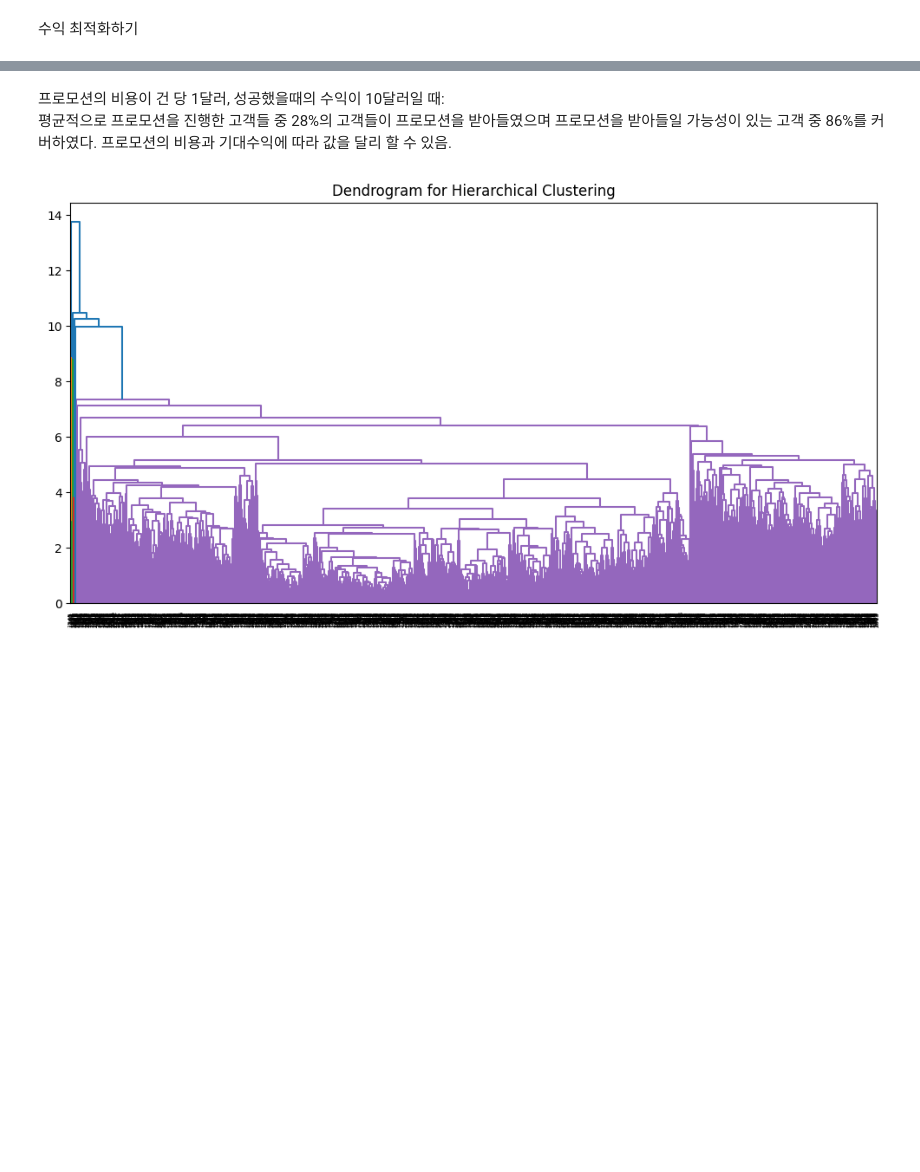
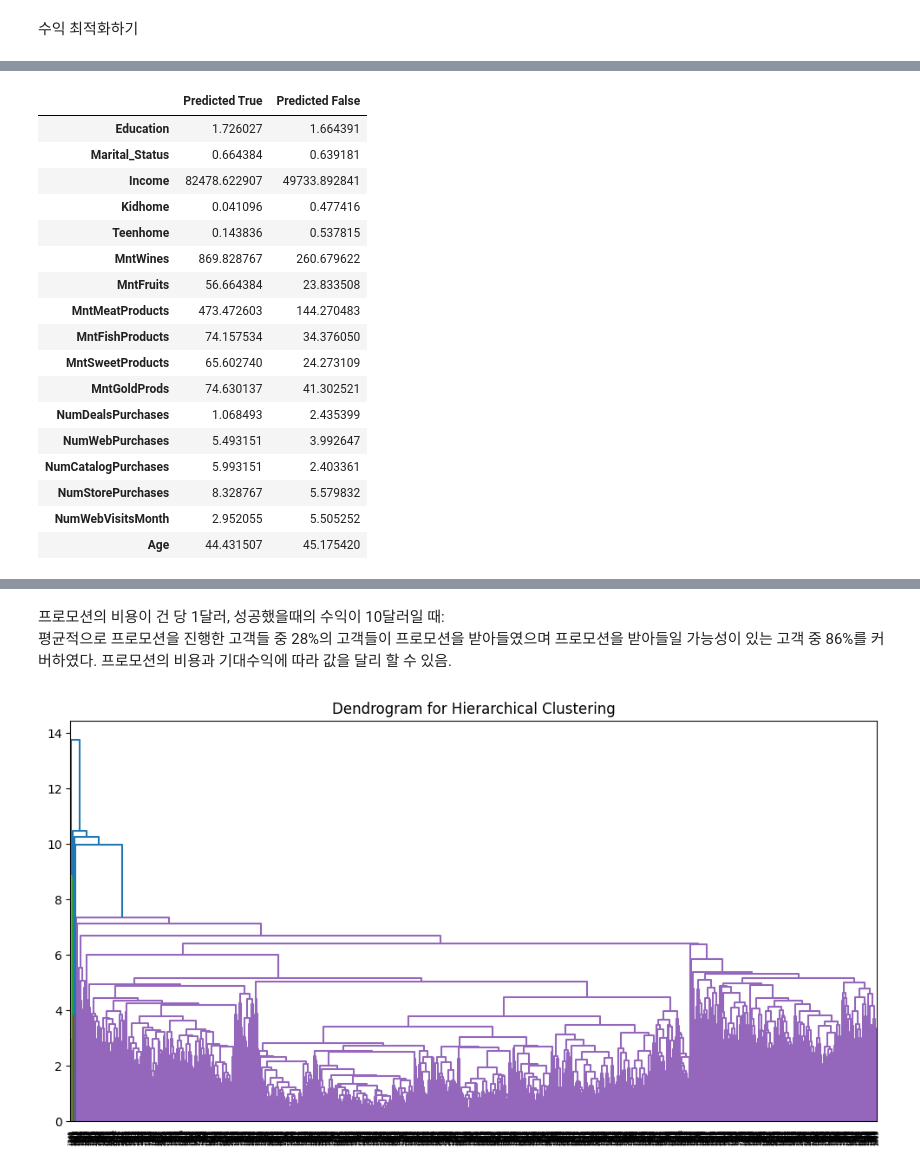
Before and after one commit to kamate867/Business-Project, a Jupyter notebook: Kaggle/Marketing_Campaign/marketing-campaign-final.ipynb, the cells around one changed output, grey strips where cells are left out. Cells and saved outputs as stored; diff of their text form; code cells hidden in the pictures; blank space fills up the shorter version.

```diff
--- a/Kaggle/Marketing_Campaign/marketing-campaign-final.ipynb
+++ b/Kaggle/Marketing_Campaign/marketing-campaign-final.ipynb
@@ -670,7 +653,7 @@ Mean Recall: 0.8619
 from catboost import CatBoostClassifier
 
 X = final_df.drop(columns = ['Response', 'AcceptedCmp1', 'AcceptedCmp2', 'AcceptedCmp3', 'AcceptedCmp4', 'AcceptedCmp5', 'Complain'])
-y = final_df['Response']
+y = final_df['AcceptedCmp5']
 
 
 def revenue_score(y_true, y_pred, cost = 1, profit = 10):
@@ -685,7 +668,7 @@ revenue_scorer = make_scorer(revenue_score, greater_is_better = True)
 
 
 param_grid = {
-    'iterations' : [900, 1100, 1300],
+    'iterations' : [900, 1100],
     'learning_rate' : [0.1],
     'depth' : [2, 3, 4]
 }
@@ -703,5 +686,15 @@ best_model = grid_search.best_estimator_
 
 mean_revenue = np.max(grid_search.cv_results_['mean_test_score'])
 print(mean_revenue, grid_search.best_params_)
+
+best_model = grid_search.best_estimator_
+
+# Precision & Recall 계산
+precision = cross_val_score(best_model, X, y, cv=5, scoring=make_scorer(precision_score))
+recall = cross_val_score(best_model, X, y, cv=5, scoring=make_scorer(recall_score))
+
+# 평균값 출력
+print(f"Mean Precision: {precision.mean():.4f}")
+print(f"Mean Recall: {recall.mean():.4f}")
 # %% [output]
 Fitting 5 folds for each of 9 candidates, totalling 45 fits
@@ -709,3 +724,39 @@ Fitting 5 folds for each of 9 candidates, totalling 45 fits
+# %%
+
+y_pred = best_model.predict(X)
+
+# 예측 결과별 데이터 분리
+X_true = X[y_pred == 1]  # 모델이 True로 예측한 고객
+X_false = X[y_pred == 0]  # 모델이 False로 예측한 고객
+
+# 변수별 중앙값 계산
+median_true = X_true.mean().to_frame(name="Predicted True")
+median_false = X_false.mean().to_frame(name="Predicted False")
+
+# 비교 테이블 생성
+comparison_df = pd.concat([median_true, median_false], axis=1)
+
+# 결과 출력
+display(comparison_df)
+# %% [output]
+|  | Predicted True | Predicted False |
+| Education | 1.726027 | 1.664391 |
+| Marital_Status | 0.664384 | 0.639181 |
+| Income | 82478.622907 | 49733.892841 |
+| Kidhome | 0.041096 | 0.477416 |
+| Teenhome | 0.143836 | 0.537815 |
+| MntWines | 869.828767 | 260.679622 |
+| MntFruits | 56.664384 | 23.833508 |
+| MntMeatProducts | 473.472603 | 144.270483 |
+| MntFishProducts | 74.157534 | 34.376050 |
+| MntSweetProducts | 65.602740 | 24.273109 |
+| MntGoldProds | 74.630137 | 41.302521 |
+| NumDealsPurchases | 1.068493 | 2.435399 |
+| NumWebPurchases | 5.493151 | 3.992647 |
+| NumCatalogPurchases | 5.993151 | 2.403361 |
+| NumStorePurchases | 8.328767 | 5.579832 |
+| NumWebVisitsMonth | 2.952055 | 5.505252 |
+| Age | 44.431507 | 45.175420 |
 # %%
 from sklearn.linear_model import LogisticRegression
 
```
Also changed, not shown: parts of 11 cells of this notebook.
